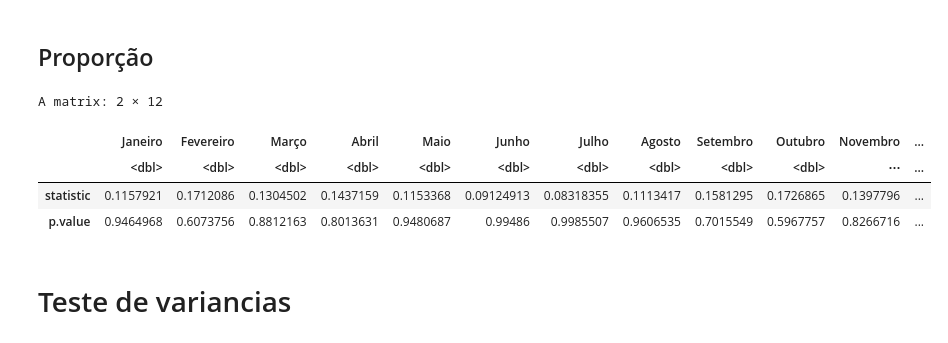
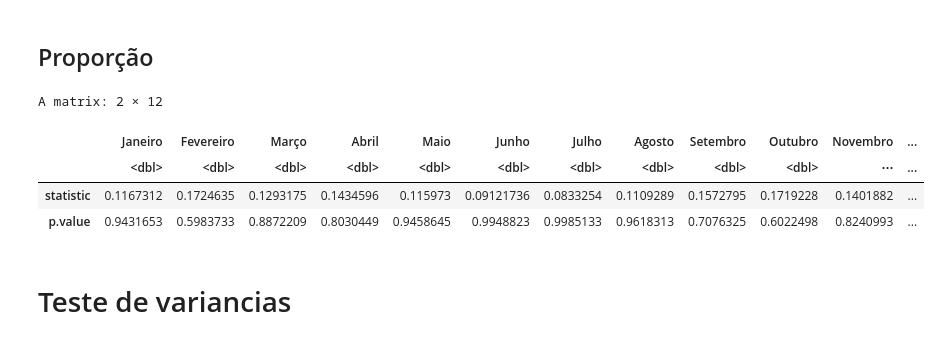
Before and after one commit to jamissonfreitas/IN1119, a Jupyter notebook: analise_mes_ano_testes.ipynb, the cells around one changed output. Saved outputs shown, nothing was run; the diff lists cells and outputs as text; code cells hidden in the pictures.

```diff
--- a/analise_mes_ano_testes.ipynb
+++ b/analise_mes_ano_testes.ipynb
@@ -47,8 +31,8 @@ A data.frame: 18 × 12
 | 2016 | 941 | 926 | 929 | 919 | 927 | 879 | 925 | 910 | 962 | 1047 | 1016 | ... |
 | 2017 | 1059 | 967 | 1055 | 923 | 1029 | 932 | 938 | 1071 | 1135 | 1212 | 1063 | ... |
 # %%
-df_obitos_normalizado <- read.csv('df_obitos_normalizado.csv', row.names = 1, sep = ';')
-df_obitos_normalizado
+df_obitos_proporcao <- read.csv('df_obitos_proporcao.csv', row.names = 1, sep = ';')
+df_obitos_proporcao
 # %% [output]
 A data.frame: 18 × 12
 |  | Janeiro | Fevereiro | Março | Abril | Maio | Junho | Julho | Agosto | Setembro | Outubro | Novembro | ... |
@@ -221,14 +205,14 @@ A matrix: 2 × 12
 # %% [markdown]
 ## Proporção
 # %%
-r <- apply(df_obitos_normalizado, 2, f)
+r <- apply(df_obitos_proporcao, 2, f)
 sapply(r, '[', c("statistic","p.value"))
 # %% [output]
 A matrix: 2 × 12
 |  | Janeiro | Fevereiro | Março | Abril | Maio | Junho | Julho | Agosto | Setembro | Outubro | Novembro | ... |
 |  | <dbl> | <dbl> | <dbl> | <dbl> | <dbl> | <dbl> | <dbl> | <dbl> | <dbl> | <dbl> | ⋯ | ... |
-| statistic | 0.1157921 | 0.1712086 | 0.1304502 | 0.1437159 | 0.1153368 | 0.09124913 | 0.08318355 | 0.1113417 | 0.1581295 | 0.1726865 | 0.1397796 | ... |
-| p.value | 0.9464968 | 0.6073756 | 0.8812163 | 0.8013631 | 0.9480687 | 0.99486 | 0.9985507 | 0.9606535 | 0.7015549 | 0.5967757 | 0.8266716 | ... |
+| statistic | 0.1167312 | 0.1724635 | 0.1293175 | 0.1434596 | 0.115973 | 0.09121736 | 0.0833254 | 0.1109289 | 0.1572795 | 0.1719228 | 0.1401882 | ... |
+| p.value | 0.9431653 | 0.5983733 | 0.8872209 | 0.8030449 | 0.9458645 | 0.9948823 | 0.9985133 | 0.9618313 | 0.7076325 | 0.6022498 | 0.8240993 | ... |
 # %% [markdown]
 # Teste de variancias
 # %%
```
Also changed, not shown: parts of 6 cells of this notebook.
